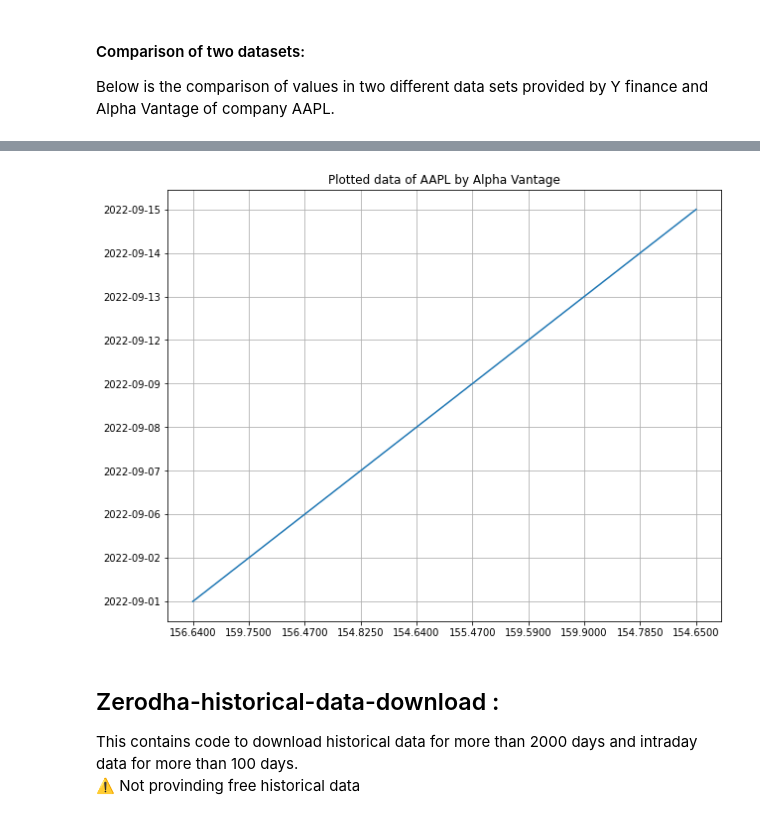
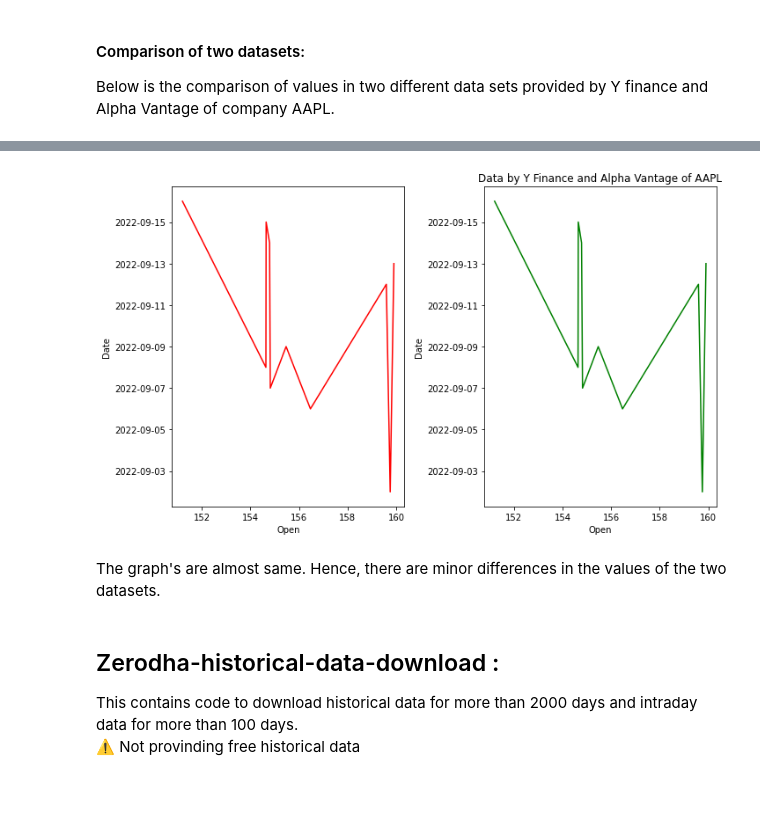
Before and after one commit to TechnocultureResearch/sentient, a Jupyter notebook: data source api.ipynb, the cells around one changed output, grey strips where cells are left out. Drawn from its saved outputs; the diff is of its cells as text; code cells hidden in the pictures; blank space fills up the shorter version.

```diff
--- a/data source api.ipynb
+++ b/data source api.ipynb
@@ -36,21 +32,22 @@ import requests
 # replace the "demo" apikey below with your own key from https://www.alphavantage.co/support/#api-key
 url = 'https://www.alphavantage.co/query?function=TIME_SERIES_DAILY&symbol=AAPL&outputsize=full&apikey=UNO4CZQHSBZSN71N'
 r = requests.get(url)
-data= r.json()
-timeseries = data['Time Series (Daily)']
-value2 = dict()
-extra = list()
-index = ['open', 'high', 'low', 'close', 'volume']
-for value in timeseries:
-    for key in timeseries.get(value):
-        extra.append(timeseries[value][key])
-    value2[value]=extra
-    extra = list()
+alpha_vantage_aapl = r.json()
+timeseries = alpha_vantage_aapl['Time Series (Daily)']
+df_dict = dict()
+value_list = list()
+index = ['Open', 'High', 'Low', 'Close', 'Volume']
+for key in timeseries:
+    for key1 in timeseries.get(key):
+        value_list.append(timeseries[key][key1])
+    df_dict[key]=value_list
+    value_list = list()
 
-
-df1 = pd.DataFrame(value2, index=index).T
-df1 = df1.reset_index()
-df1 = df1.rename(columns={'index':'Date', 'open':'Open', 'high':'High', 'low':'Low', 'close':'Close', 'volume':'Volume'})
+alpha_vantage_aapl_df = pd.DataFrame(df_dict, index=index).T
+alpha_vantage_aapl_df = alpha_vantage_aapl_df.reset_index().rename(columns={'index':'Date'})
+alpha_vantage_aapl_df[['Open', 'High', 'Low', 'Close']] = alpha_vantage_aapl_df[['Open', 'High', 'Low', 'Close']].astype(float)
+alpha_vantage_aapl_df['Date'] = pd.to_datetime(alpha_vantage_aapl_df['Date'])
+alpha_vantage_aapl_df['Volume'] = alpha_vantage_aapl_df['Volume'].astype('int64')
 # %% [markdown]
 #### Comparison of two datasets:
 Below is the comparison of values in two different data sets provided by Y finance and Alpha Vantage of company AAPL.
@@ -90,13 +93,19 @@ plt.show()
-# %%
-from matplotlib import pyplot as plt
-import seaborn as sns
-plt.figure(figsize=(10,8))
-plt.title('Plotted data of AAPL by Alpha Vantage')
-plt.plot(df2['Open'], df2['Date'])
-plt.grid(True)
-plt.show()
-# %% [output]
-[figure, removed]
+# %%
+import pandas as pd
+import numpy as np
+import seaborn as sns
+from matplotlib import pyplot as plt
+plt.rcParams["figure.figsize"] = [10.00, 6.00]
+plt.rcParams["figure.autolayout"] = True
+f, axes = plt.subplots(1, 2)
+plt.title('Data by Y Finance and Alpha Vantage of AAPL', loc='center')
+sns.lineplot(x='Open', y='Date', data=yfinance_aapl.head(10), color="red", ax=axes[0], palette='hot', markers='o')
+sns.lineplot(x="Open", y='Date', data=alpha_vantage_aapl_df.head(10), color="green", ax=axes[1],palette='hot',markers='o')
+plt.show()
+# %% [output]
+[figure, added]
+# %% [markdown]
+The graph's are almost same. Hence, there are minor differences in the values of the two datasets.
 # %% [markdown]
 ## Zerodha-historical-data-download :
 This contains code to download historical data for more than 2000 days and intraday data for more than 100 days.
```
Also changed, not shown: parts of 14 cells of this notebook.
